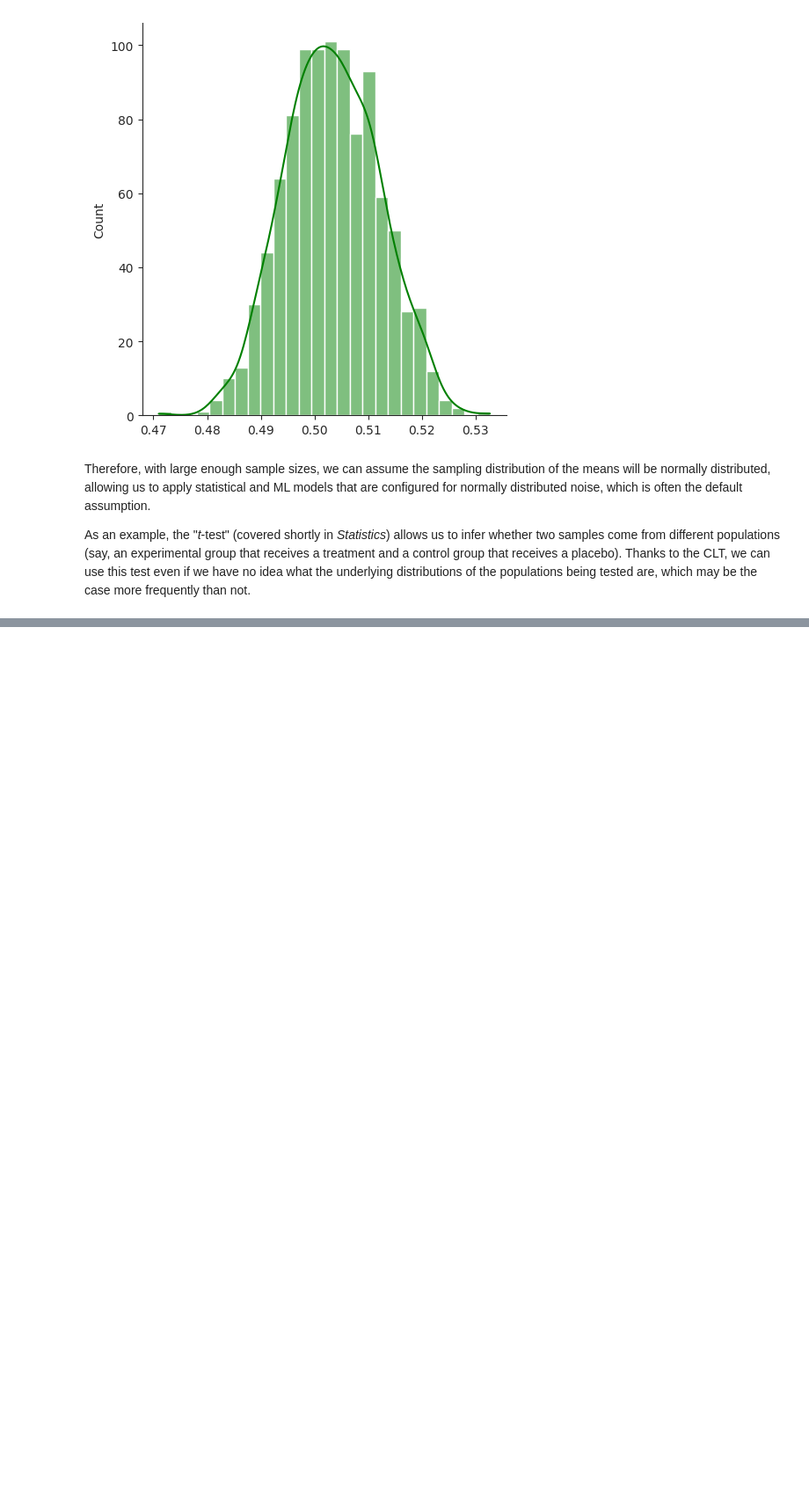
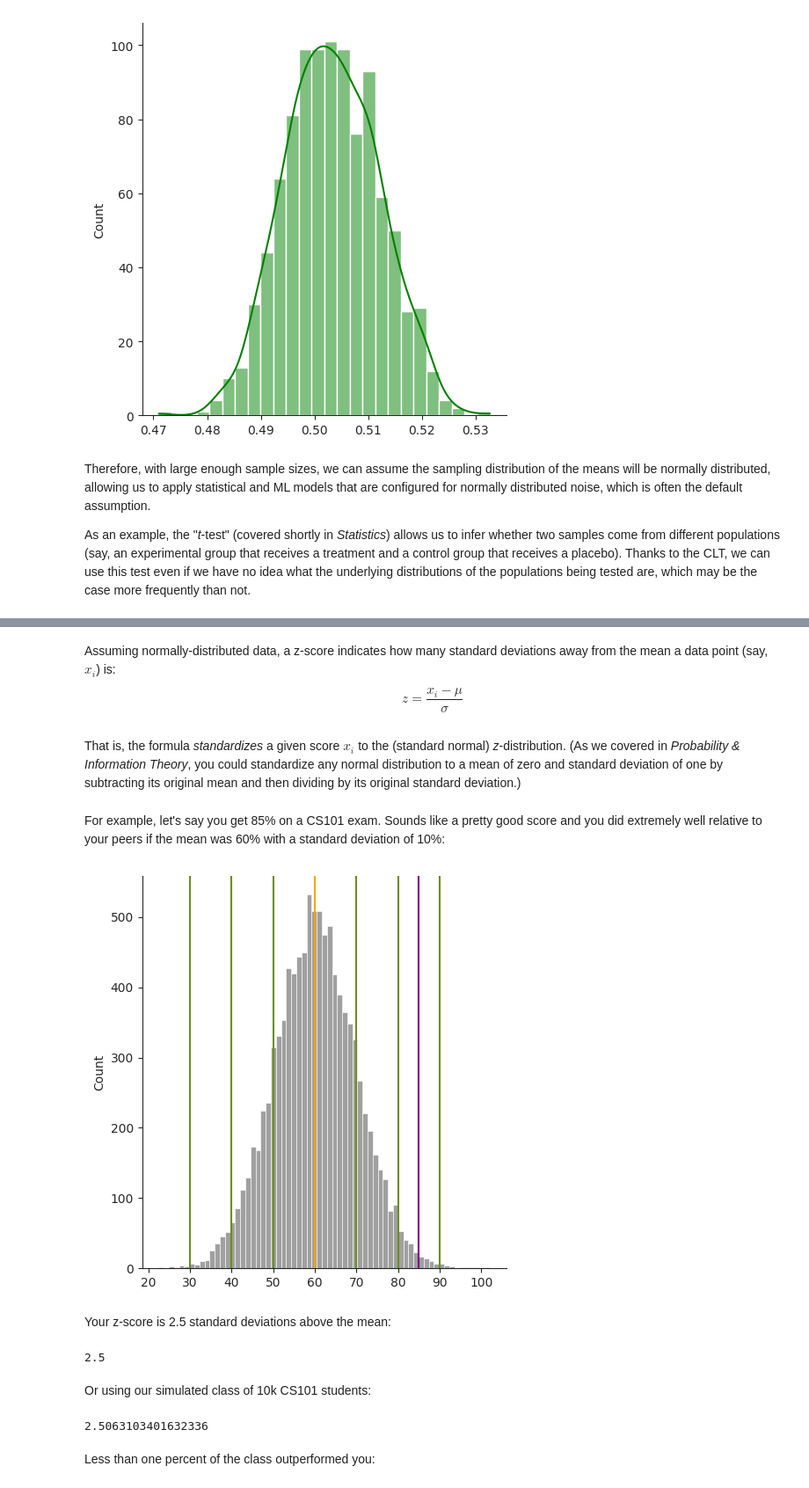
Before and after one commit to deenadayalanai/Machine-Learning-Foundations, a Jupyter notebook: Statistics.ipynb, the cells around one changed output, grey strips where cells are left out. Shown at 88% size. Cells and saved outputs as stored; diff of their text form; code cells hidden in the pictures; blank space fills up the shorter version.

```diff
--- a/Statistics.ipynb
+++ b/Statistics.ipynb
@@ -244,0 +247,38 @@ As an example, the "*t*-test" (covered shortly in *Statistics*) allows us to inf
+# %% [markdown]
+Assuming normally-distributed data, a z-score indicates how many standard deviations away from the mean a data point (say, $x_i$) is:
+$$ z = \frac{x_i-\mu}{\sigma} $$
+# %% [markdown]
+That is, the formula *standardizes* a given score $x_i$ to the (standard normal) *z*-distribution. (As we covered in *Probability & Information Theory*, you could standardize any normal distribution to a mean of zero and standard deviation of one by subtracting its original mean and then dividing by its original standard deviation.)
+# %% [markdown]
+For example, let's say you get 85% on a CS101 exam. Sounds like a pretty good score and you did extremely well relative to your peers if the mean was 60% with a standard deviation of 10%:
+# %%
+x_i = 85
+mu = 60
+sigma = 10
+# %%
+x = np.random.normal(mu, sigma, 10000)
+# %%
+sns.displot(x, color='gray')
+ax.set_xlim(0, 100)
+plt.axvline(mu, color='orange')
+for v in [-3, -2, -1, 1, 2, 3]:
+    plt.axvline(mu+v*sigma, color='olivedrab')
+_ = plt.axvline(x_i, color='purple')
+# %% [output]
+[figure, added]
+# %% [markdown]
+Your z-score is 2.5 standard deviations above the mean:
+# %%
+z = (x_i - mu)/sigma
+z
+# %% [output]
+2.5
+# %% [markdown]
+Or using our simulated class of 10k CS101 students:
+# %%
+z = (x_i - np.mean(x))/np.std(x)
+z
+# %% [output]
+2.5063103401632336
+# %% [markdown]
+Less than one percent of the class outperformed you:
```
Also changed, not shown: parts of 38 cells of this notebook.
